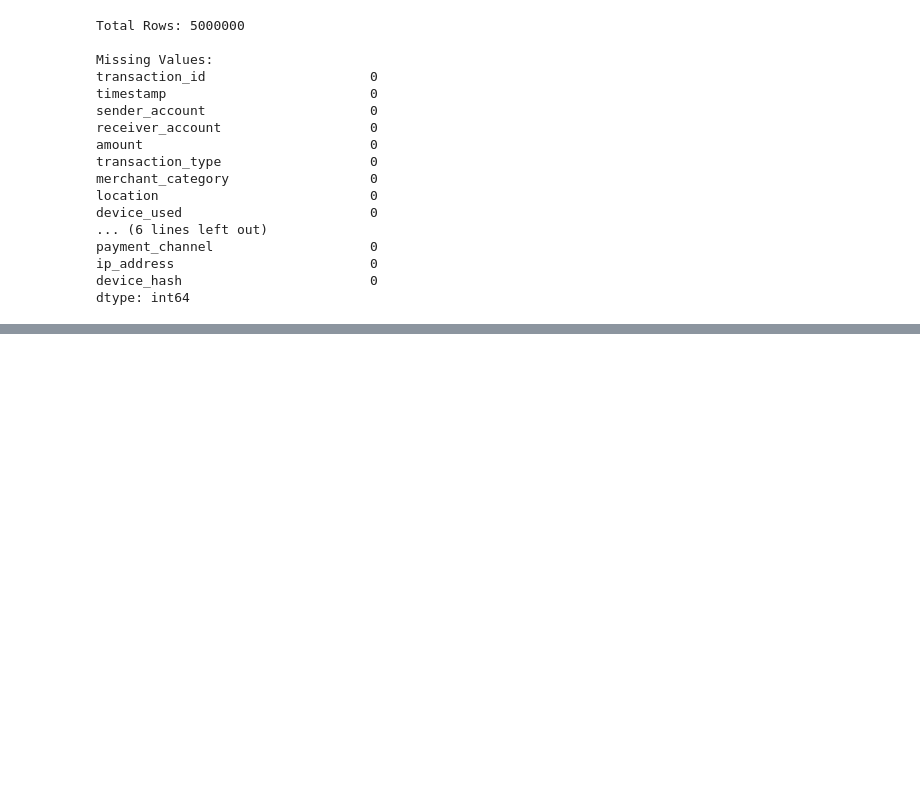
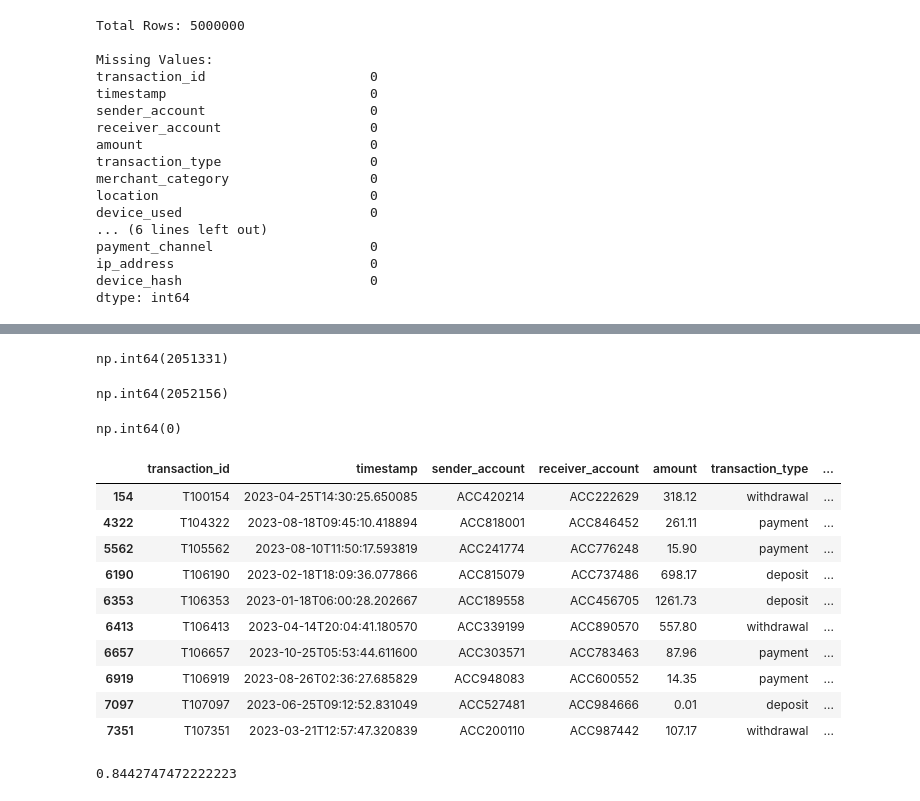
Before and after one commit to yashsati072-create/Movie-Recommendation-System, a Jupyter notebook: financial_data_fraud_detection_data.ipynb, the cells around one changed output, grey strips where cells are left out. Saved outputs shown, nothing was run; the diff lists cells and outputs as text; code cells hidden in the pictures; blank space fills up the shorter version.

```diff
--- a/financial_data_fraud_detection_data.ipynb
+++ b/financial_data_fraud_detection_data.ipynb
@@ -103,0 +193,30 @@ NameError: name 'df' is not defined
+# %%
+(df['time_since_last_transaction']<0).sum()
+# %% [output]
+np.int64(2051331)
+# %%
+(df['time_since_last_transaction']>0).sum()
+# %% [output]
+np.int64(2052156)
+# %%
+(df['time_since_last_transaction']==0).sum()
+# %% [output]
+np.int64(0)
+# %%
+df[df['time_since_last_transaction']<0].head(10)
+# %% [output]
+|  | transaction_id | timestamp | sender_account | receiver_account | amount | transaction_type | ... |
+| 154 | T100154 | 2023-04-25T14:30:25.650085 | ACC420214 | ACC222629 | 318.12 | withdrawal | ... |
+| 4322 | T104322 | 2023-08-18T09:45:10.418894 | ACC818001 | ACC846452 | 261.11 | payment | ... |
+| 5562 | T105562 | 2023-08-10T11:50:17.593819 | ACC241774 | ACC776248 | 15.90 | payment | ... |
+| 6190 | T106190 | 2023-02-18T18:09:36.077866 | ACC815079 | ACC737486 | 698.17 | deposit | ... |
+| 6353 | T106353 | 2023-01-18T06:00:28.202667 | ACC189558 | ACC456705 | 1261.73 | deposit | ... |
+| 6413 | T106413 | 2023-04-14T20:04:41.180570 | ACC339199 | ACC890570 | 557.80 | withdrawal | ... |
+| 6657 | T106657 | 2023-10-25T05:53:44.611600 | ACC303571 | ACC783463 | 87.96 | payment | ... |
+| 6919 | T106919 | 2023-08-26T02:36:27.685829 | ACC948083 | ACC600552 | 14.35 | payment | ... |
+| 7097 | T107097 | 2023-06-25T09:12:52.831049 | ACC527481 | ACC984666 | 0.01 | deposit | ... |
+| 7351 | T107351 | 2023-03-21T12:57:47.320839 | ACC200110 | ACC987442 | 107.17 | withdrawal | ... |
+# %%
+df['time_since_last_transaction'].median()
+# %% [output]
+0.8442747472222223
```
Also changed, not shown: parts of 18 cells of this notebook.
